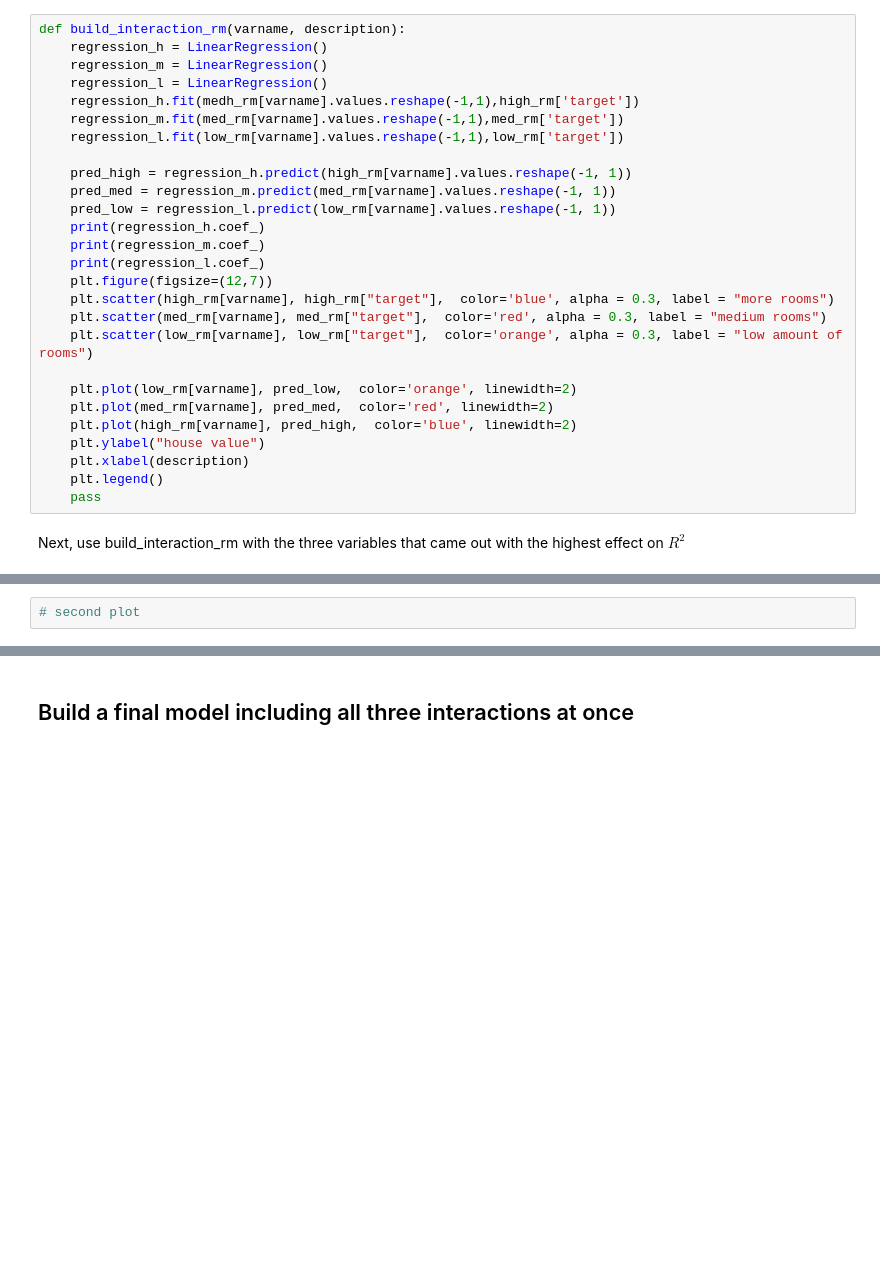
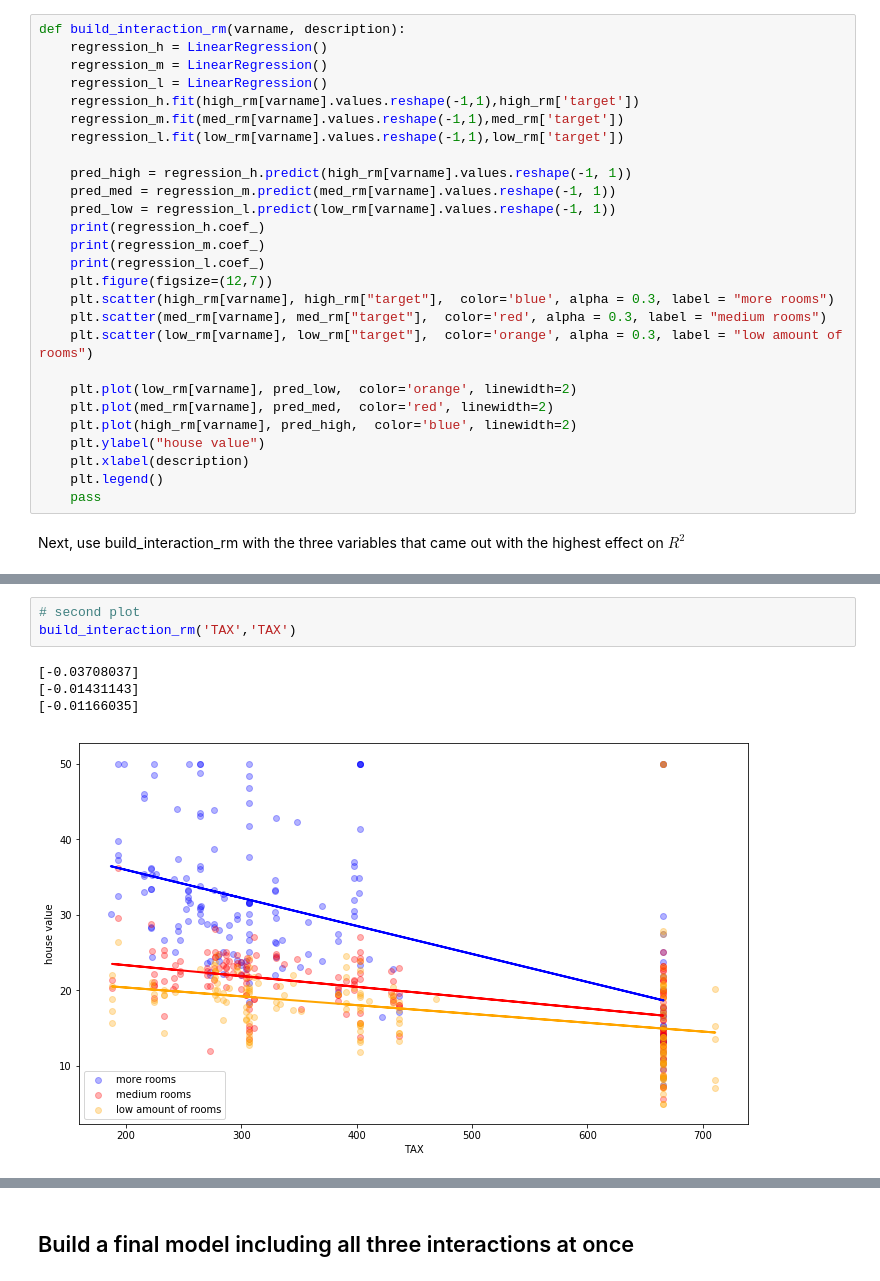
Before and after one commit to max-miller/dsc-interaction-terms-lab-nyc-ds-career-042219, a Jupyter notebook: index.ipynb, the cells around one changed output, grey strips where cells are left out. Saved outputs shown, nothing was run; the diff lists cells and outputs as text; blank space fills up the shorter version.

```diff
--- a/index.ipynb
+++ b/index.ipynb
@@ -98,7 +98,7 @@ def build_interaction_rm(varname, description):
     regression_h = LinearRegression()
     regression_m = LinearRegression()
     regression_l = LinearRegression()
-    regression_h.fit(medh_rm[varname].values.reshape(-1,1),high_rm['target'])
+    regression_h.fit(high_rm[varname].values.reshape(-1,1),high_rm['target'])
     regression_m.fit(med_rm[varname].values.reshape(-1,1),med_rm['target'])
     regression_l.fit(low_rm[varname].values.reshape(-1,1),low_rm['target'])
 
@@ -130,4 +133,10 @@ NameError: name 'medh_rm' is not defined
 # %%
 # second plot
+build_interaction_rm('TAX','TAX')
+# %% [output]
+[-0.03708037]
+[-0.01431143]
+[-0.01166035]
+[figure, added]
 # %%
 # third plot
```
Also changed, not shown: parts of 5 cells of this notebook.
